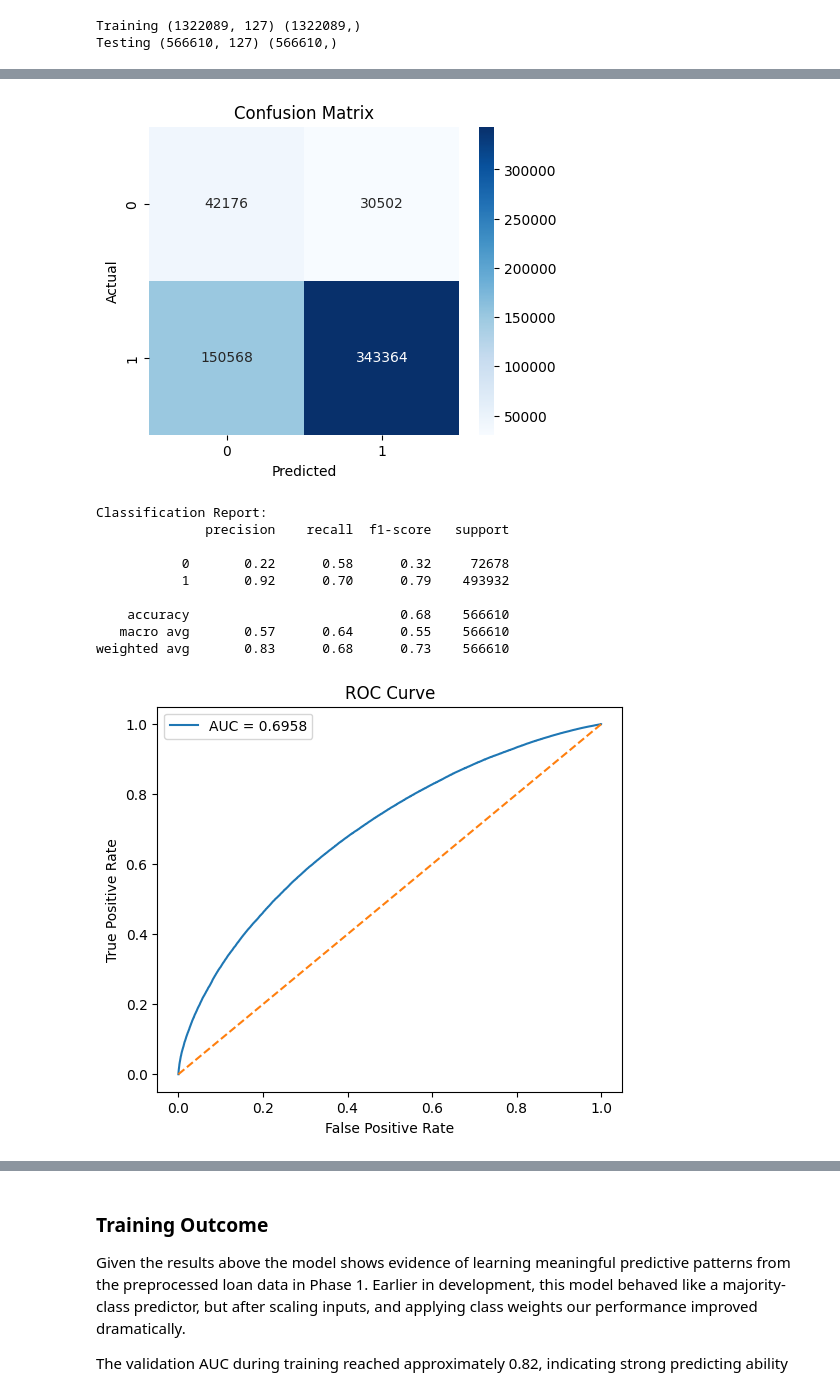
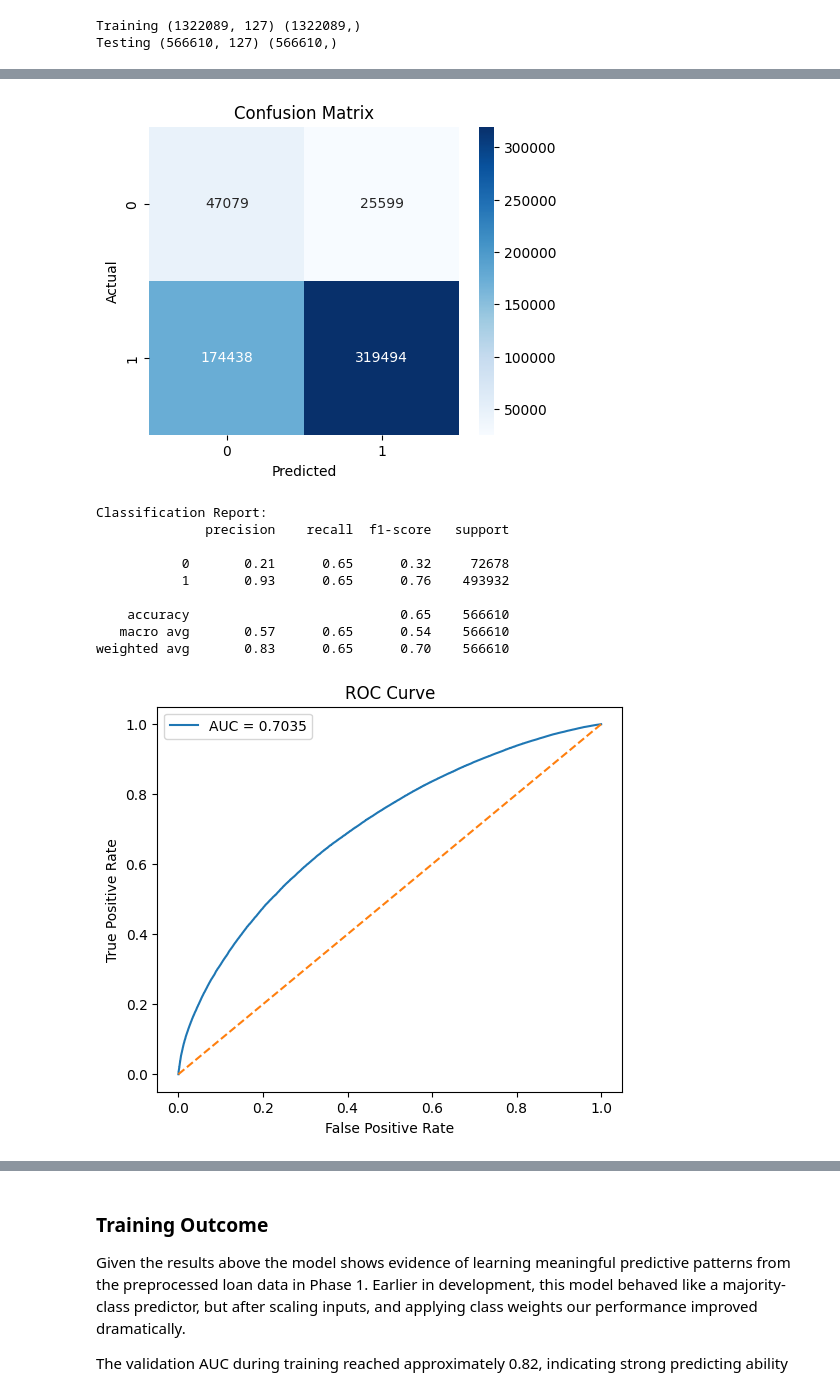
Before and after one commit to aliahhmad/rit_csci_635_ml_project, a Jupyter notebook: Phase_2_Neural_Network.ipynb, the cells around one changed output, grey strips where cells are left out. Cells and saved outputs as stored; diff of their text form; code cells hidden in the pictures.

```diff
--- a/Phase_2_Neural_Network.ipynb
+++ b/Phase_2_Neural_Network.ipynb
@@ -93,11 +41,0 @@ es = callbacks.EarlyStopping(
-# %%
-history = mlp.fit(
-    x_train, y_train,
-    # Holding out 20% of the training set for validation.
-    validation_split=0.2,
-    epochs=20,
-    batch_size=256,
-    class_weight=class_weight,
-    callbacks=[es],
-    verbose=1
-)
@@ -118,0 +56,8 @@ Epoch 7/20
+# %%
+x_tr, x_val, y_tr, y_val = train_test_split(
+    x_train,
+    y_train,
+    test_size=0.2,
+    random_state=42,
+    stratify=y_train
+)
@@ -118,0 +172,23 @@ Epoch 7/20
+# %%
+best_model = build_model(
+    layers=[256, 128],
+    dropout=0.2,
+    lr=1e-4)
+
+es = callbacks.EarlyStopping(
+    monitor="val_auc",
+    patience=5,
+    mode="max",
+    restore_best_weights=True
+)
+
+history = best_model.fit(
+    x_train,
+    y_train,
+    validation_split=0.2,
+    epochs=20,
+    batch_size=256,
+    class_weight=class_weight,
+    callbacks=[es],
+    verbose=1
+)
@@ -138,7 +232,7 @@ These metrics in together offer a more complete understanding of how well the mo
 
 In imbalanced classification problems, accuracy can hide important behavior. A model may have high accuracy while performing badly on the minority class or lower accuracy while doing a better job detecting rare but important outcomes.
 # %%
-y_prob = mlp.predict(x_test).ravel()
+y_prob = best_model.predict(x_test).ravel()
 
 # Starting with the standard 0.5 cutoff.
 threshold = 0.5
@@ -187,11 +281,11 @@ plt.show()
-[figure, old version]
+[figure, new version]
 Classification Report:
               precision    recall  f1-score   support
 
-           0       0.22      0.58      0.32     72678
-           1       0.92      0.70      0.79    493932
+           0       0.21      0.65      0.32     72678
+           1       0.93      0.65      0.76    493932
 
-    accuracy                           0.68    566610
-   macro avg       0.57      0.64      0.55    566610
-weighted avg       0.83      0.68      0.73    566610
+    accuracy                           0.65    566610
+   macro avg       0.57      0.65      0.54    566610
+weighted avg       0.83      0.65      0.70    566610
-[figure, old version]
+[figure, new version]
```
Also changed, not shown: parts of 27 cells of this notebook, 22 other files.
